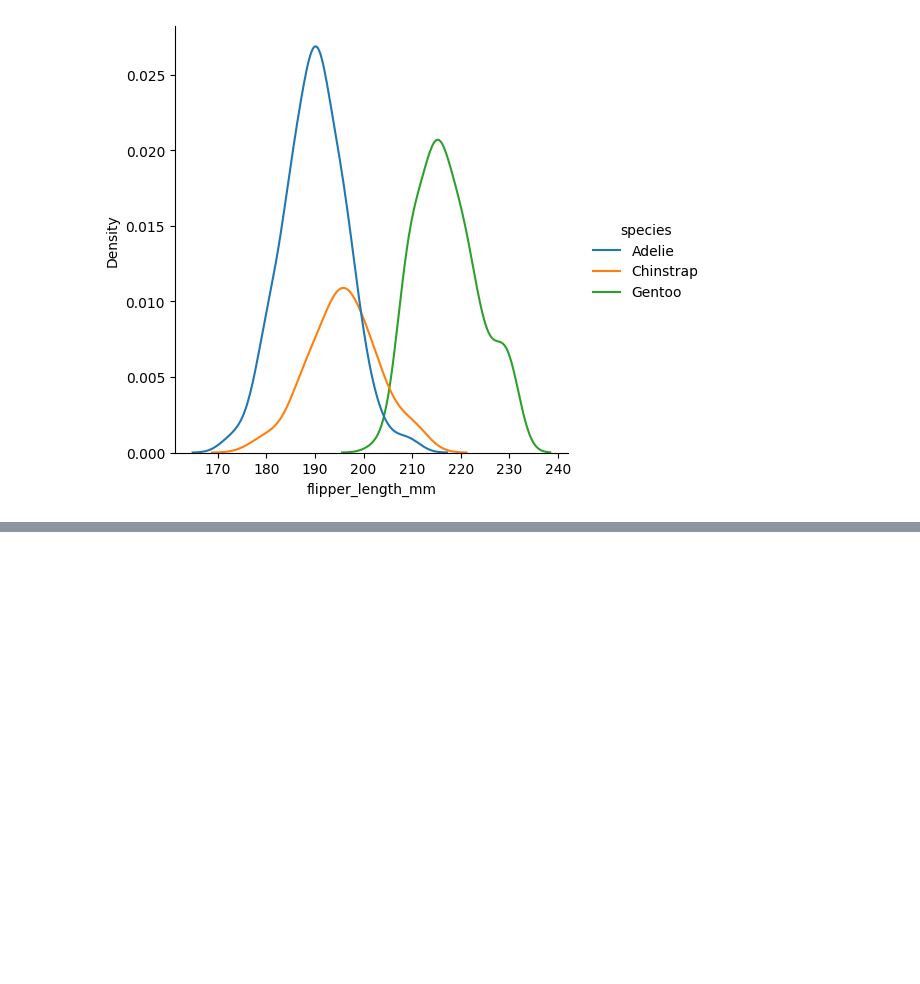
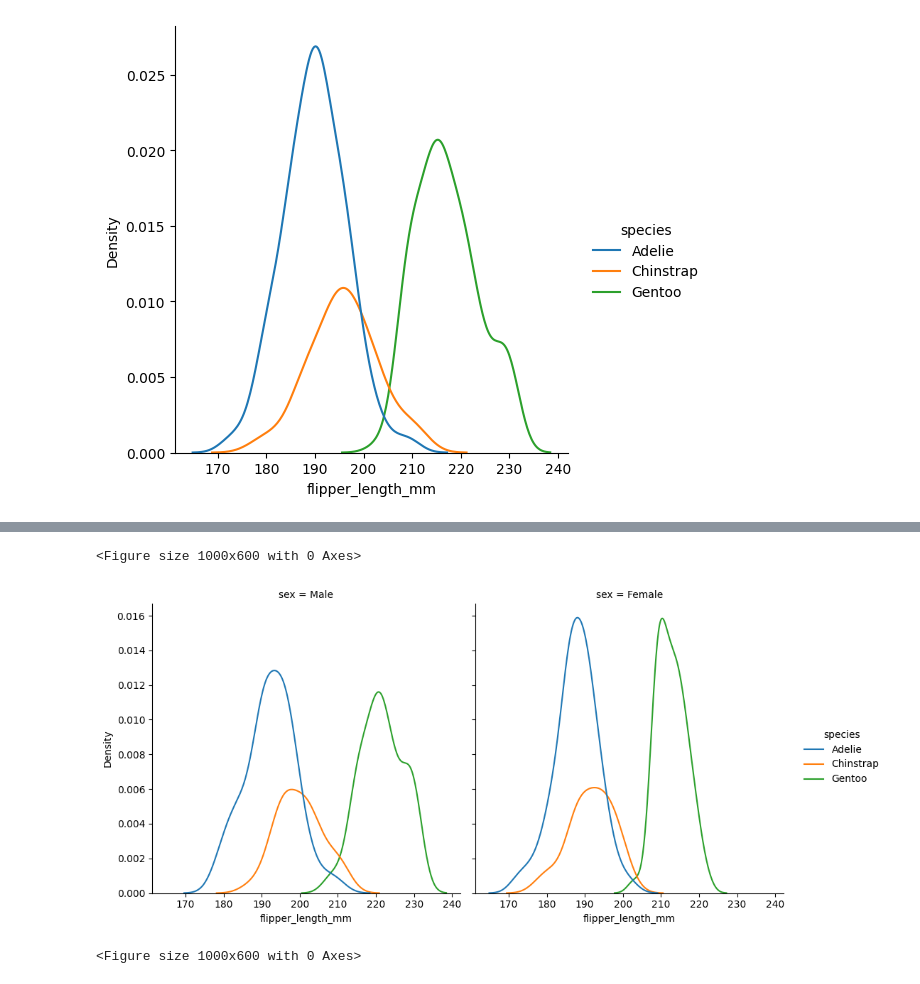
Before and after one commit to SUCCESSneeded/drive-seaborn, a Jupyter notebook: sea1subplot.ipynb, the cells around one changed output, grey strips where cells are left out. Drawn from its saved outputs; the diff is of its cells as text; code cells hidden in the pictures; blank space fills up the shorter version.

```diff
--- a/sea1subplot.ipynb
+++ b/sea1subplot.ipynb
@@ -624,0 +638,7 @@ sns.displot(data=penguins, x="flipper_length_mm", hue="species", kind="kde")
+# %%
+sns.displot(data=penguins, x="flipper_length_mm", hue="species", col="sex", kind="kde")
+plt.figure(figsize=(10,6))
+# %% [output]
+<Figure size 1000x600 with 0 Axes>
+[figure, added]
+<Figure size 1000x600 with 0 Axes>
```
Also changed, not shown: parts of 6 cells of this notebook.
